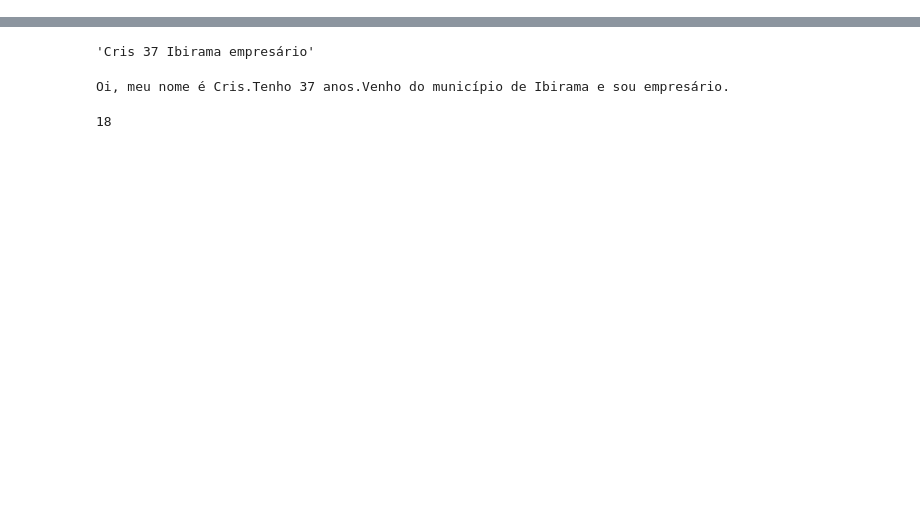
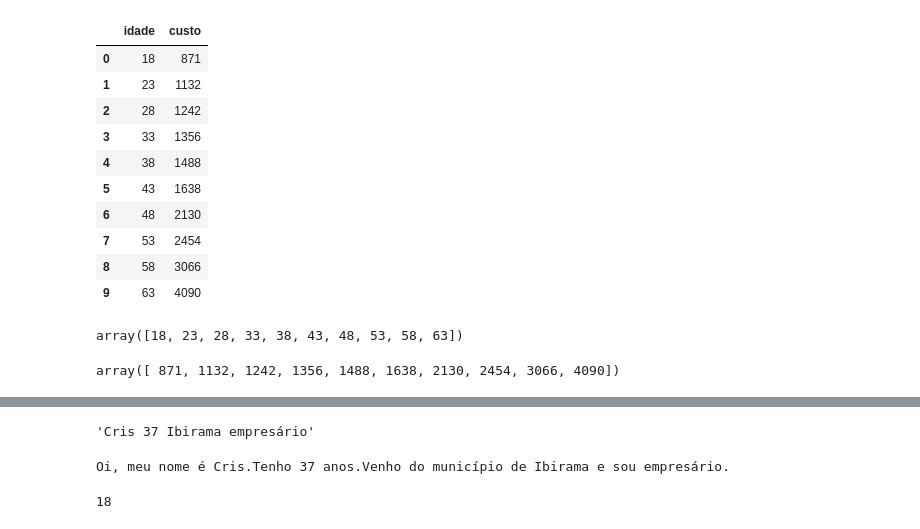
Before and after one commit to Cris986/senai-versoes-colaboracoes, a Jupyter notebook: cris_dev.ipynb, the cells around one changed output, grey strips where cells are left out. Saved outputs shown, nothing was run; the diff lists cells and outputs as text; code cells hidden in the pictures; blank space fills up the shorter version.

```diff
--- a/cris_dev.ipynb
+++ b/cris_dev.ipynb
@@ -7,3 +7,28 @@ import seaborn as sns
 import matplotlib.pyplot as plt
 import pandas as pd
 import numpy as np
+# %%
+base_plano_saude = pd.read_csv('plano_saude_jones.csv')
+base_plano_saude
+# %% [output]
+|  | idade | custo |
+| 0 | 18 | 871 |
+| 1 | 23 | 1132 |
+| 2 | 28 | 1242 |
+| 3 | 33 | 1356 |
+| 4 | 38 | 1488 |
+| 5 | 43 | 1638 |
+| 6 | 48 | 2130 |
+| 7 | 53 | 2454 |
+| 8 | 58 | 3066 |
+| 9 | 63 | 4090 |
+# %%
+x_plano_saude = base_plano_saude.iloc[:,0].values
+x_plano_saude
+# %% [output]
+array([18, 23, 28, 33, 38, 43, 48, 53, 58, 63])
+# %%
+y_plano_saude = base_plano_saude.iloc[:,1].values
+y_plano_saude
+# %% [output]
+array([ 871, 1132, 1242, 1356, 1488, 1638, 2130, 2454, 3066, 4090])
```
Also changed, not shown: parts of 6 cells of this notebook.
